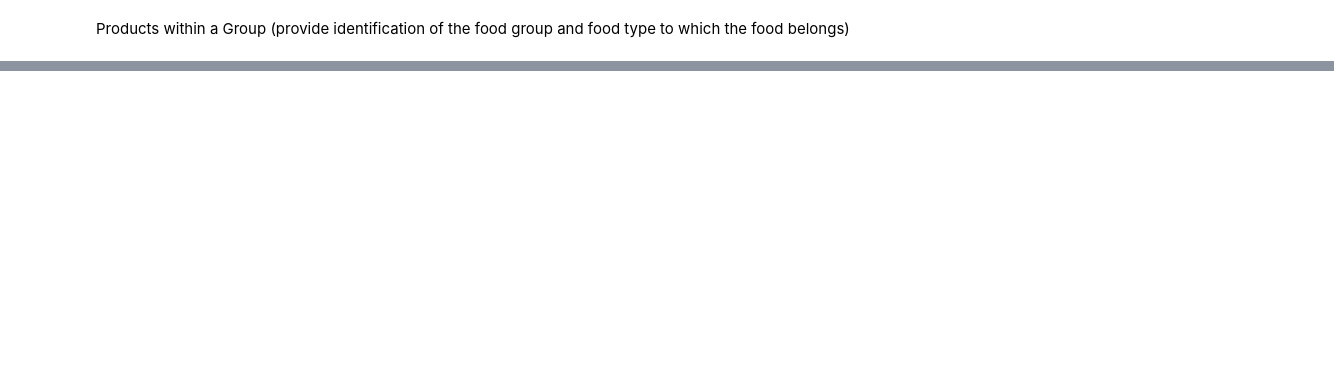
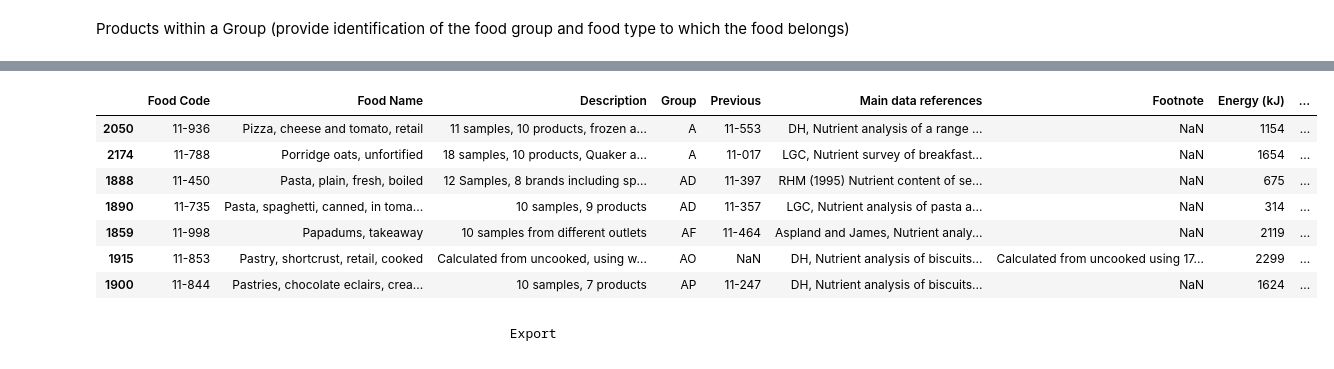
Before and after one commit to elliotkarikari/Product_Weight_Project, a Jupyter notebook: Jupter_notebooks/Reduction, Products that start with Q.ipynb, the cells around one changed output, grey strips where cells are left out. Drawn from its saved outputs; the diff is of its cells as text; code cells hidden in the pictures; blank space fills up the shorter version.

```diff
--- a/Jupter_notebooks/Reduction, Products that start with Q.ipynb
+++ b/Jupter_notebooks/Reduction, Products that start with Q.ipynb
@@ -74,0 +120,2 @@ Prod_P.groupby('Group')['Food Name'].count()
+# %%
+GA['Super Group'] = 'Nuts and seeds'
@@ -74,0 +130,3 @@ Prod_P.groupby('Group')['Food Name'].count()
+# %%
+Red = pd.concat([Filt_CD,DR], axis=0, join='inner')
+Red
@@ -74,0 +137,3 @@ Prod_P.groupby('Group')['Food Name'].count()
+# %%
+Red2 = pd.concat([Red,GA], axis=0, join='inner')
+Red2
@@ -74,0 +145,3 @@ Prod_P.groupby('Group')['Food Name'].count()
+# %%
+Red3 = pd.concat([Red2,Filt_AO], axis=0, join='inner')
+Red3
@@ -74,0 +156,14 @@ Prod_P.groupby('Group')['Food Name'].count()
+# %%
+Red4 = pd.concat([Red3,Filt_AP], axis=0, join='inner')
+Red4
+# %% [output]
+|  | Food Code | Food Name | Description | Group | Previous | Main data references | Footnote | Energy (kJ) | ... |
+| 2050 | 11-936 | Pizza, cheese and tomato, retail | 11 samples, 10 products, frozen a... | A | 11-553 | DH, Nutrient analysis of a range ... | NaN | 1154 | ... |
+| 2174 | 11-788 | Porridge oats, unfortified | 18 samples, 10 products, Quaker a... | A | 11-017 | LGC, Nutrient survey of breakfast... | NaN | 1654 | ... |
+| 1888 | 11-450 | Pasta, plain, fresh, boiled | 12 Samples, 8 brands including sp... | AD | 11-397 | RHM (1995) Nutrient content of se... | NaN | 675 | ... |
+| 1890 | 11-735 | Pasta, spaghetti, canned, in toma... | 10 samples, 9 products | AD | 11-357 | LGC, Nutrient analysis of pasta a... | NaN | 314 | ... |
+| 1859 | 11-998 | Papadums, takeaway | 10 samples from different outlets | AF | 11-464 | Aspland and James, Nutrient analy... | NaN | 2119 | ... |
+| 1915 | 11-853 | Pastry, shortcrust, retail, cooked | Calculated from uncooked, using w... | AO | NaN | DH, Nutrient analysis of biscuits... | Calculated from uncooked using 17... | 2299 | ... |
+| 1900 | 11-844 | Pastries, chocolate eclairs, crea... | 10 samples, 7 products | AP | 11-247 | DH, Nutrient analysis of biscuits... | NaN | 1624 | ... |
+# %% [markdown]
+                                                       Export
```
Also changed, not shown: parts of 26 cells of this notebook.
